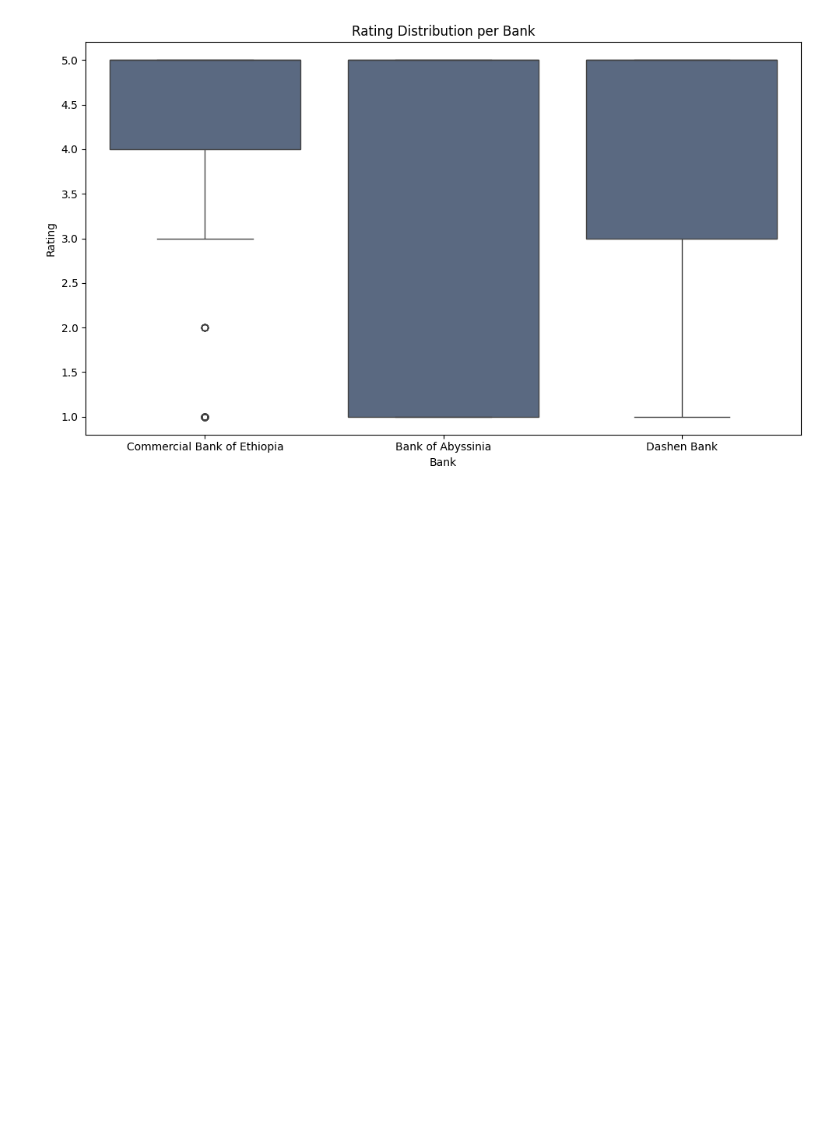
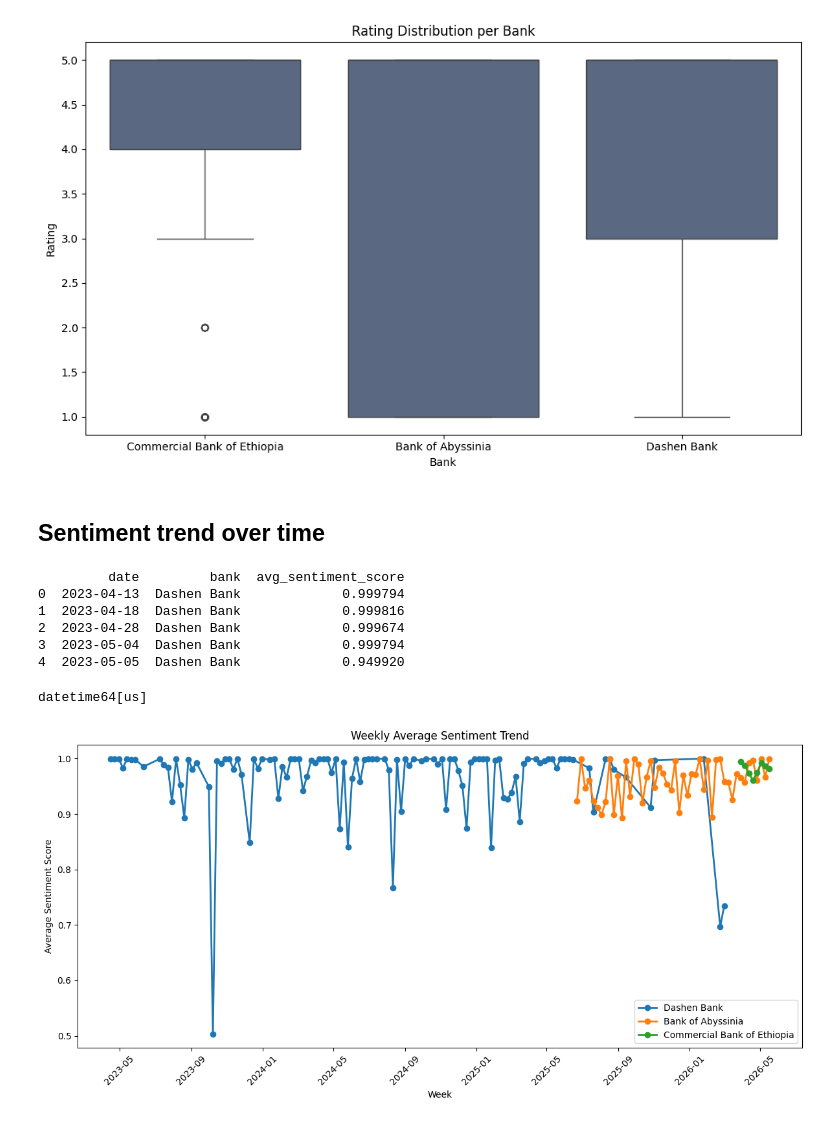
Before and after one commit to bemnetne/fintech-review-analytics, a Jupyter notebook: notebooks/sentimentanalysis.ipynb, the cells around one changed output. Saved outputs shown, nothing was run; the diff lists cells and outputs as text; code cells hidden in the pictures; blank space fills up the shorter version.

Commit message:
feat: new visualizations to support the analysis has been added

```diff
--- a/notebooks/sentimentanalysis.ipynb
+++ b/notebooks/sentimentanalysis.ipynb
@@ -218,3 +218,77 @@ plt.tight_layout()
 plt.show()
 # %% [output]
 [figure]
+# %% [markdown]
+## Sentiment trend over time
+# %%
+sentiment_trend = (
+    df.groupby(["date", "bank"])["confidence_score"]
+    .mean()
+    .reset_index()
+)
+
+# Rename column
+sentiment_trend = sentiment_trend.rename(columns={
+    "confidence_score": "avg_sentiment_score"
+})
+
+pivot_df = sentiment_trend.pivot(
+    index="date",
+    columns="bank",
+    values="avg_sentiment_score"
+)
+# %% [output]
+         date         bank  avg_sentiment_score
+0  2023-04-13  Dashen Bank             0.999794
+1  2023-04-18  Dashen Bank             0.999816
+2  2023-04-28  Dashen Bank             0.999674
+3  2023-05-04  Dashen Bank             0.999794
+4  2023-05-05  Dashen Bank             0.949920
+# %%
+df["date"] = pd.to_datetime(df["date"])
+print(df["date"].dtype)
+weekly_sentiment = (
+    df.groupby(
+        [
+            pd.Grouper(
+                key="date",
+                freq="W"
+            ),
+            "bank"
+        ]
+    )["confidence_score"]
+    .mean()
+    .reset_index()
+)
+
+
+plt.figure(figsize=(12, 6))
+
+for bank in weekly_sentiment["bank"].unique():
+
+    bank_data = weekly_sentiment[
+        weekly_sentiment["bank"] == bank
+    ]
+
+    plt.plot(
+        bank_data["date"],
+        bank_data["confidence_score"],
+        marker='o',
+        linewidth=2,
+        label=bank
+    )
+
+plt.title("Weekly Average Sentiment Trend")
+plt.xlabel("Week")
+plt.ylabel("Average Sentiment Score")
+
+plt.legend()
+
+plt.xticks(rotation=45)
+
+plt.tight_layout()
+
+plt.show()
+# %% [output]
+datetime64[us]
+[figure, added]
```
